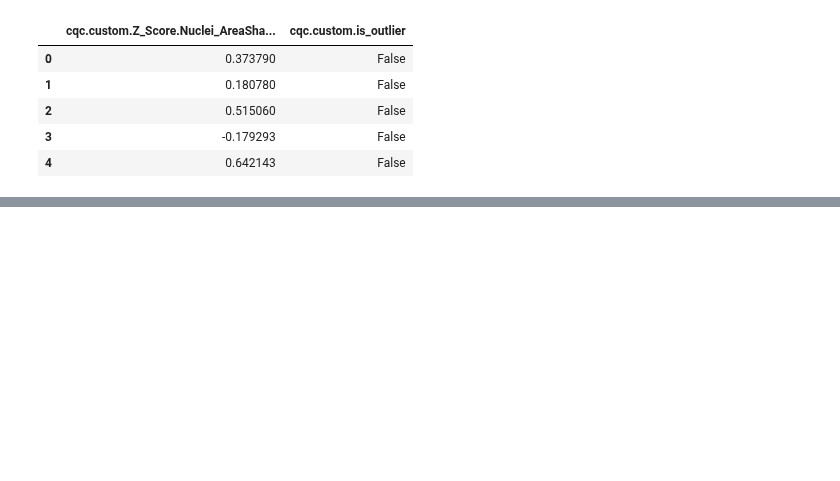
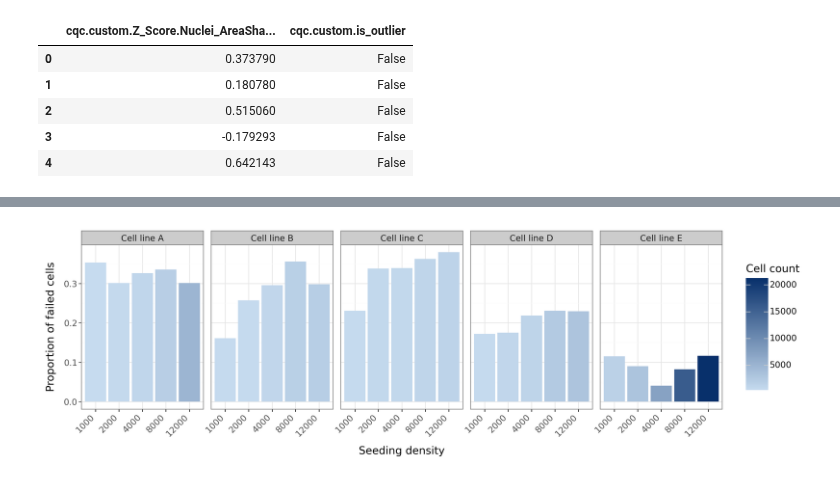
Before and after one commit to jenna-tomkinson/coSMicQC, a Jupyter notebook: docs/manuscripts/cosmicqc_paper_v1/figure_2/panelB_qc_distributions.ipynb, the cells around one changed output, grey strips where cells are left out. Drawn from its saved outputs; the diff is of its cells as text; code cells hidden in the pictures; blank space fills up the shorter version.

```diff
--- a/docs/manuscripts/cosmicqc_paper_v1/figure_2/panelB_qc_distributions.ipynb
+++ b/docs/manuscripts/cosmicqc_paper_v1/figure_2/panelB_qc_distributions.ipynb
@@ -233,0 +604,15 @@ p.show()
+# %%
+# platemap file path
+platemap_file = Path(
+    "/media/18tbdrive/1.Github_Repositories/pediatric_cancer_atlas_profiling/0.download_data/metadata/platemaps/Assay_Plate4_platemap.csv"
+)
+platemap_df = pd.read_csv(platemap_file)
+
+# Annotate the filtered_plate_df with metadata from platemap
+annotated_plate_df = annotate(
+    profiles=filtered_plate_df,
+    platemap=platemap_df,
+    join_on=["Metadata_well", "Image_Metadata_Well"],
+)
+print(annotated_plate_df.shape)
+annotated_plate_df.head()
@@ -233,0 +671,63 @@ p.show()
+# %%
+# Group by cell line & seeding density, & calculate total nuclei segmented and failed QC
+failure_stats = (
+    annotated_plate_df.groupby(
+        [
+            "Metadata_cell_line",
+            "Metadata_seeding_density",
+            "Metadata_condition",
+            "Metadata_Plate",
+        ]
+    )
+    .agg(
+        total_nuclei_segmented=("failed_qc", "count"),
+        total_failed_qc=("failed_qc", "sum"),
+        percentage_failing_cells=("failed_qc", "mean"),
+    )
+    .reset_index()
+)
+
+# Blind the cell line names
+cell_line_map = {
+    "CHLA-10": "Cell line A",
+    "CHLA-113": "Cell line B",
+    "CHLA-218": "Cell line C",
+    "CHLA-25": "Cell line D",
+    "U2-OS": "Cell line E",
+}
+failure_stats["Metadata_cell_line"] = failure_stats["Metadata_cell_line"].map(
+    cell_line_map
+)
+
+# Set the figure size
+width = 16
+height = 5
+set_option("figure_size", (width, height))
+
+# Plot using plotnine
+p = (
+    ggplot(
+        failure_stats,
+        aes(
+            x="factor(Metadata_seeding_density)",
+            y="percentage_failing_cells",
+            fill="total_nuclei_segmented",
+        ),
+    )
+    + geom_bar(stat="identity")
+    + facet_wrap("~Metadata_cell_line", nrow=1, scales="free_x")
+    + labs(
+        x="Seeding density",
+        y="Proportion of failed cells",
+        fill="Cell count",
+    )
+    + scale_fill_gradient(low="#C6DBEF", high="#08306B")
+    + theme_bw(base_size=16)
+    + theme(axis_text_x=element_text(rotation=45, hjust=1))
+)
+
+# Save the plot
+p.save(f"{output_dir}/failed_qc_summary.png", dpi=600, width=width, height=height)
+p.show()
+# %% [output]
+[figure, added]
```
Also changed, not shown: parts of 18 cells of this notebook, 38 other files.
